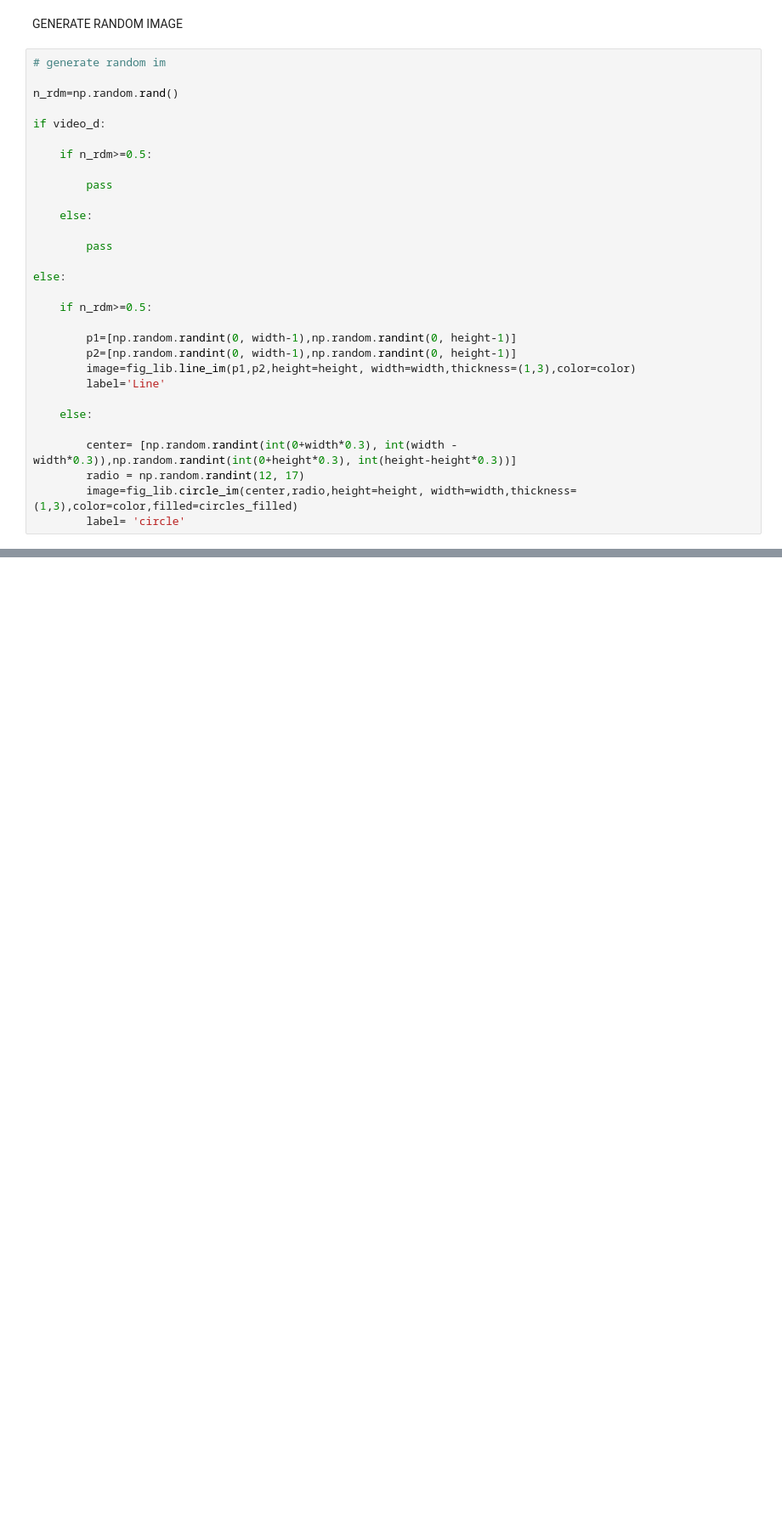
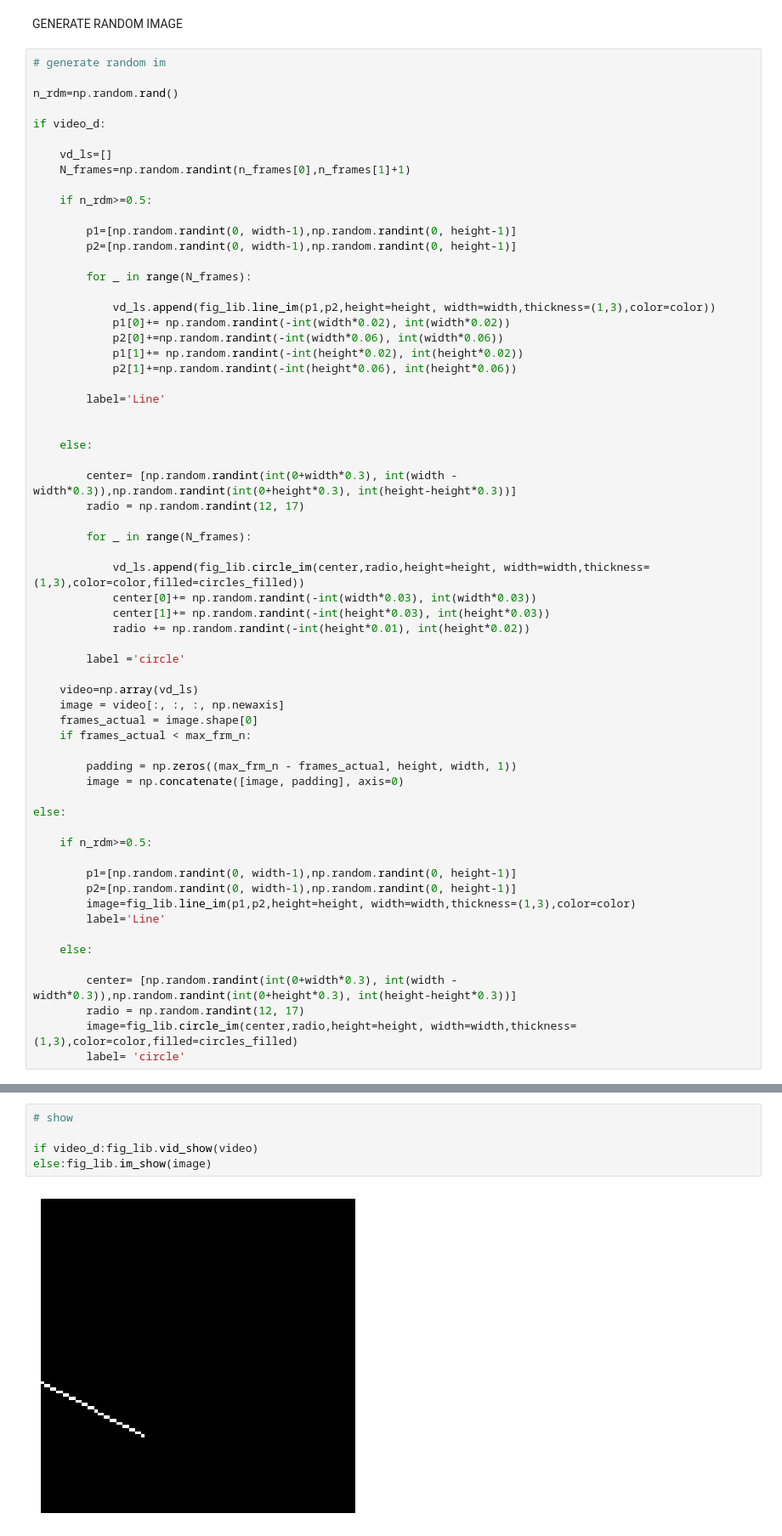
Before and after one commit to DanPinGar/python-machine-learning, a Jupyter notebook: emboendo_ML/embo_CNN_lab/models_lab.ipynb, the cells around one changed output, grey strips where cells are left out. Shown at 85% size. Cells and saved outputs as stored; diff of their text form; blank space fills up the shorter version.

```diff
--- a/emboendo_ML/embo_CNN_lab/models_lab.ipynb
+++ b/emboendo_ML/embo_CNN_lab/models_lab.ipynb
@@ -259,13 +253,46 @@ n_rdm=np.random.rand()
 
 if video_d:
 
+    vd_ls=[]
+    N_frames=np.random.randint(n_frames[0],n_frames[1]+1)
+
     if n_rdm>=0.5:
 
-        pass
+        p1=[np.random.randint(0, width-1),np.random.randint(0, height-1)]
+        p2=[np.random.randint(0, width-1),np.random.randint(0, height-1)]
+
+        for _ in range(N_frames):
+
+            vd_ls.append(fig_lib.line_im(p1,p2,height=height, width=width,thickness=(1,3),color=color))
+            p1[0]+= np.random.randint(-int(width*0.02), int(width*0.02))
+            p2[0]+=np.random.randint(-int(width*0.06), int(width*0.06))
+            p1[1]+= np.random.randint(-int(height*0.02), int(height*0.02))
+            p2[1]+=np.random.randint(-int(height*0.06), int(height*0.06))
+
+        label='Line'
+
 
     else:
 
-        pass
+        center= [np.random.randint(int(0+width*0.3), int(width - width*0.3)),np.random.randint(int(0+height*0.3), int(height-height*0.3))]
+        radio = np.random.randint(12, 17)
+
+        for _ in range(N_frames):
+
+            vd_ls.append(fig_lib.circle_im(center,radio,height=height, width=width,thickness=(1,3),color=color,filled=circles_filled))
+            center[0]+= np.random.randint(-int(width*0.03), int(width*0.03))
+            center[1]+= np.random.randint(-int(height*0.03), int(height*0.03))
+            radio += np.random.randint(-int(height*0.01), int(height*0.02))
+
+        label ='circle'
+
+    video=np.array(vd_ls)
+    image = video[:, :, :, np.newaxis]
+    frames_actual = image.shape[0]
+    if frames_actual < max_frm_n:
+
+        padding = np.zeros((max_frm_n - frames_actual, height, width, 1))
+        image = np.concatenate([image, padding], axis=0)
 
 else:
 
@@ -298,0 +321,7 @@ Percentage: 99.86000000499189 %
+# %%
+# show
+
+if video_d:fig_lib.vid_show(video)
+else:fig_lib.im_show(image)
+# %% [output]
+[figure, added]
```
Also changed, not shown: parts of 11 cells of this notebook, 3 other files.
